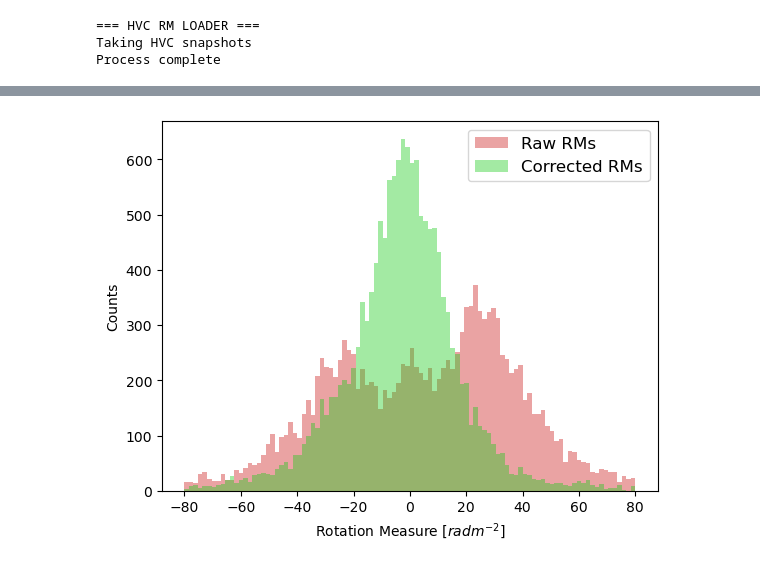
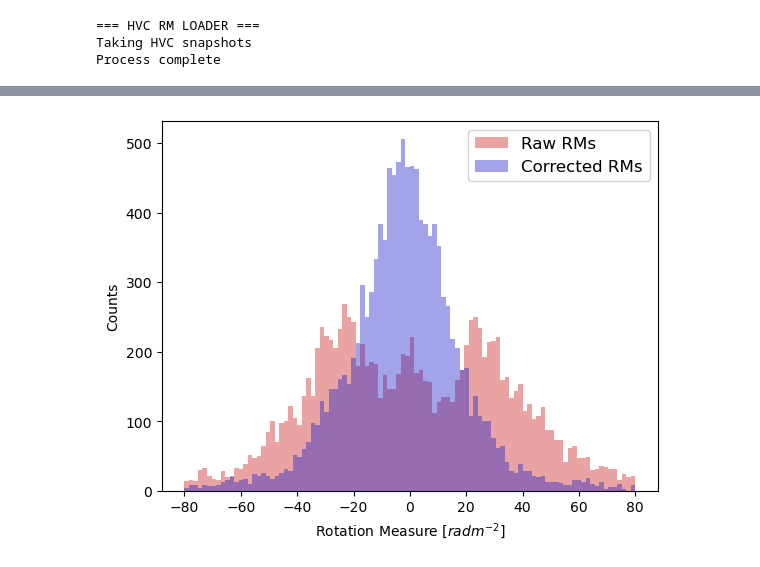
Before and after one commit to Olivex727/hvc-magnetic-honours-programs, a Jupyter notebook: synthesis/calculation.ipynb, the cells around one changed output, grey strips where cells are left out. Cells and saved outputs as stored; diff of their text form; code cells hidden in the pictures.

```diff
--- a/synthesis/calculation.ipynb
+++ b/synthesis/calculation.ipynb
@@ -38,7 +38,7 @@ Collation complete
 
 from astropy.table import vstack
 
-master_rm = hvcl.load_HVCs(collated_data, hvc_indicies=[0, 1, 2, 3, 4, 5, 6, 7, 9, 10, 12, 13, 16, 22, 24])
+master_rm = hvcl.load_HVC_RMs(collated_data, hvc_indicies=[0, 1, 2, 3, 4, 5, 6, 7, 9, 10, 12, 13, 24])#, hvc_indicies=[0, 1, 2, 3, 4, 5, 6, 7, 9, 10, 12, 13, 16, 22, 24])
 master_rm_flat = vstack(master_rm)
 
 #B_virtual = mfd.get_magnetic_field_HVC(hvc)
@@ -70,7 +73,7 @@ master_rm[-2]
 # %%
 import matplotlib.pyplot as plt
 from plotting import honours_plot as hplt
 
-hplt.plot_3hist(master_rm_flat["RM"], master_rm_flat["RM"]-master_rm_flat["interpolation_raw"], master_rm_flat["interpolation_raw"], "Raw RMs", "Corrected RMs", "", "", (-80, 80), xlabel=r"Rotation Measure [$rad m^{-2}$]", ylabel="Counts", legend_size=12) # Virtual (single-point) magnetic field profile of filtered HVCs
+hplt.plot_3hist(master_rm_flat["RM"], master_rm_flat["RM"]-master_rm_flat["interpolation_raw"], master_rm_flat["RM"]-master_rm_flat["interpolation_raw"], "Raw RMs", "", "Corrected RMs", "", (-80, 80), xlabel=r"Rotation Measure [$rad m^{-2}$]", ylabel="Counts", legend_size=12) # Virtual (single-point) magnetic field profile of filtered HVCs
 # %% [output]
-[figure, old version]
+[figure, new version]
```
Also changed, not shown: parts of 1 cell of this notebook.
